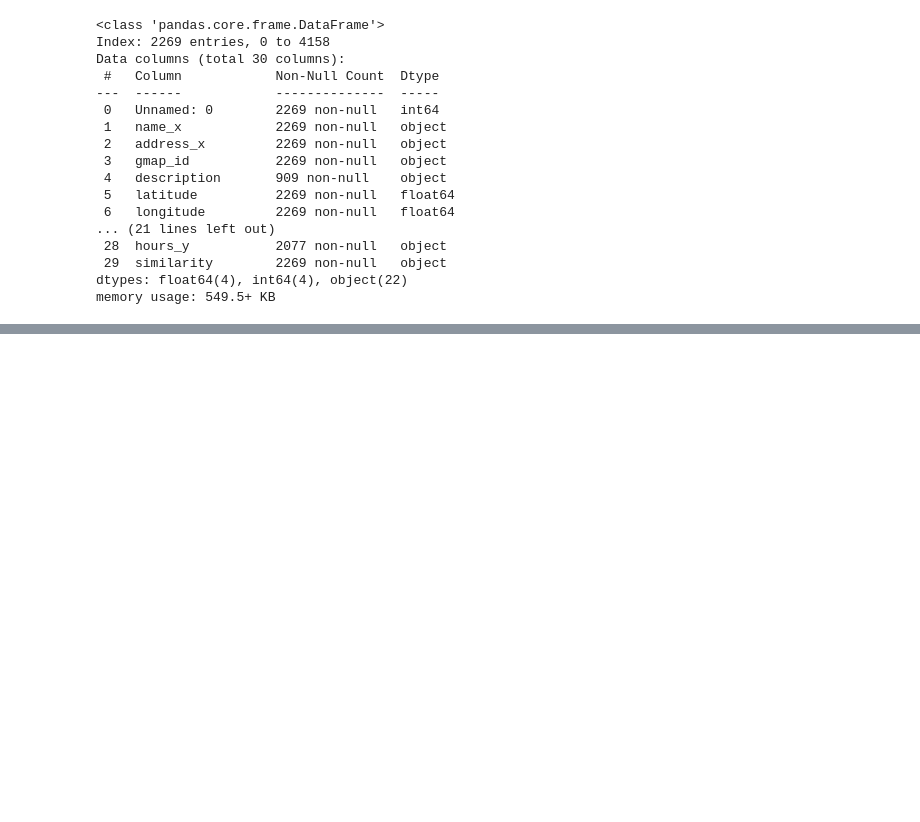
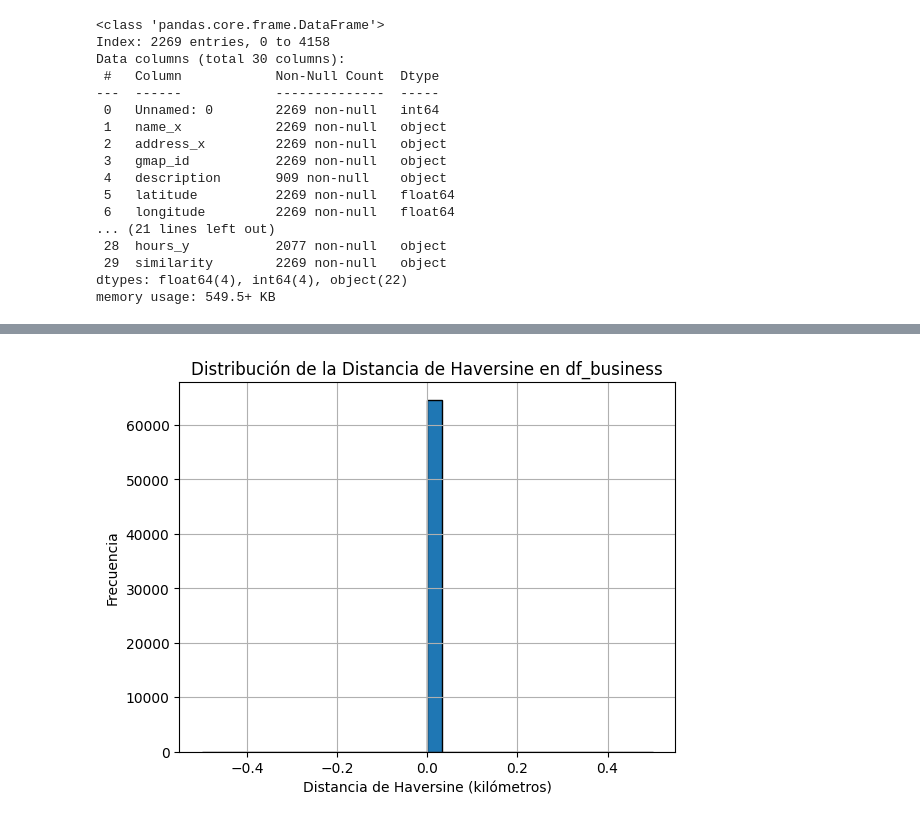
Before and after one commit to MatB1988/proyectogrupal, a Jupyter notebook: Pruebas/unir_metadatos_yelp.ipynb, the cells around one changed output, grey strips where cells are left out. Saved outputs shown, nothing was run; the diff lists cells and outputs as text; code cells hidden in the pictures; blank space fills up the shorter version.

```diff
--- a/Notebooks/ETL_EDA/unir_metadatos_yelp.ipynb
+++ b/Pruebas/unir_metadatos_yelp.ipynb
@@ -339,3 +339,28 @@ memory usage: 549.5+ KB
 df_union_yeld_and_gmaps = df_merged[['business_id', 'gmap_id']]
 # %%
 df_union_yeld_and_gmaps.to_csv('df_union_yeld_and_gmaps.csv')
+# %%
+import numpy as np
+
+# Convertir grados a radianes
+df_business['latitude_rad'] = np.radians(df_business['latitude'])
+df_business['longitude_rad'] = np.radians(df_business['longitude'])
+
+df_gmaps['latitude_rad'] = np.radians(df_gmaps['latitude'])
+df_gmaps['longitude_rad'] = np.radians(df_gmaps['longitude'])
+# %%
+from geopy.distance import great_circle
+import pandas as pd
+
+# Supongamos que tienes dos DataFrames: df_business y df_gmaps
+
+# Función para calcular la distancia de Haversine
+def haversine_distance(row):
+    coords_business = (row['latitude'], row['longitude'])  # Coordenadas de df_business
+    coords_gmaps = (row['latitude'], row['longitude'])     # Coordenadas de df_gmaps
+    return great_circle(coords_business, coords_gmaps).kilometers
+
+# Aplicar la función para calcular la distancia de Haversine y crear una nueva columna
+df_business['haversine_distance'] = df_business.apply(haversine_distance, axis=1)
+
+# df_business ahora contiene la columna 'haversine_distance' con la distancia de Haversine
@@ -341,0 +396,12 @@ df_union_yeld_and_gmaps.to_csv('df_union_yeld_and_gmaps.csv')
+# %%
+import matplotlib.pyplot as plt
+
+# Creo un histograma de la distancia de Haversine
+plt.hist(df_business['haversine_distance'], bins=30, edgecolor='k')
+plt.xlabel('Distancia de Haversine (kilómetros)')
+plt.ylabel('Frecuencia')
+plt.title('Distribución de la Distancia de Haversine en df_business')
+plt.grid(True)
+plt.show()
+# %% [output]
+[figure, added]
```
Also changed, not shown: parts of 11 cells of this notebook, 1 other file.
